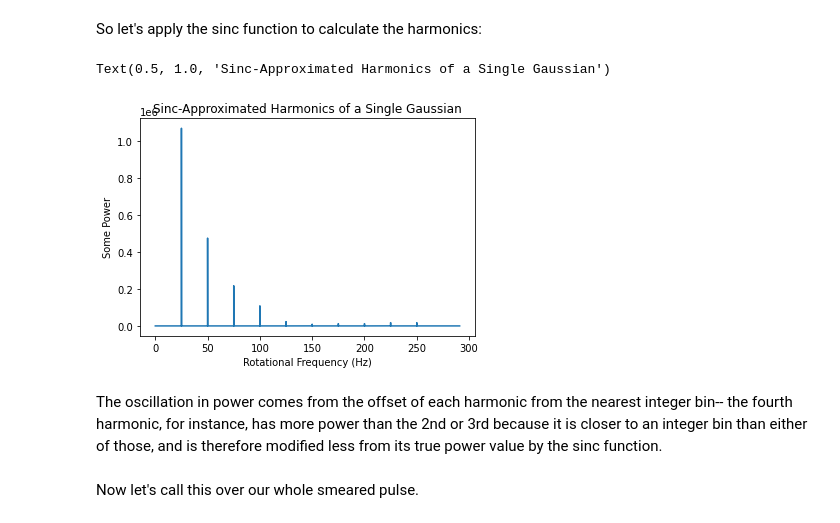
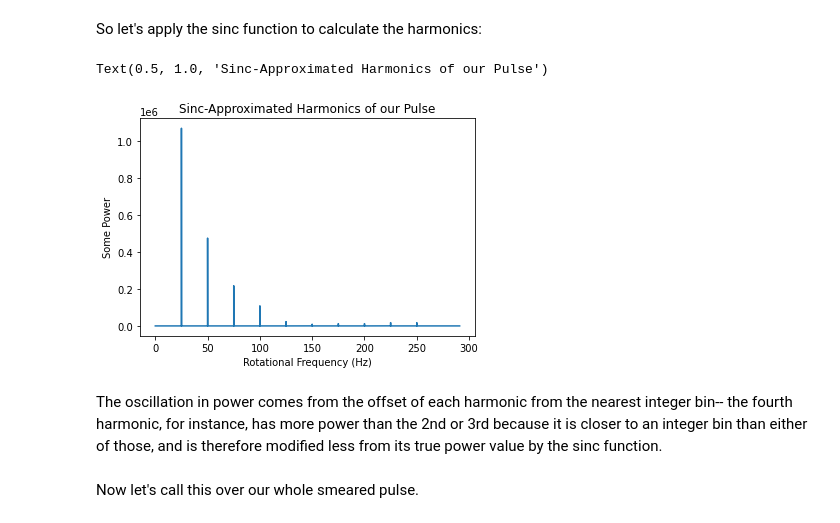
Before and after one commit to reyniersquillace/RadioTime, a Jupyter notebook: Fourier Faking.ipynb, the cells around one changed output. Saved outputs shown, nothing was run; the diff lists cells and outputs as text; code cells hidden in the pictures.

```diff
--- a/Fourier Faking.ipynb
+++ b/Fourier Faking.ipynb
@@ -150,16 +150,16 @@ def harmonics(prof, f_true, df):
 # %%
 nbins = 300000
 
 bins, harm = harmonics(pulse, true_freq, df)
 freq = np.zeros(nbins)
 freq[bins] = harm
 plt.plot(np.arange(0, nbins, 1)*df, freq)
 plt.xlabel('Rotational Frequency (Hz)')
 plt.ylabel('Some Power')
-plt.title('Sinc-Approximated Harmonics of a Single Gaussian')
+plt.title('Sinc-Approximated Harmonics of our Pulse')
 # %% [output]
-Text(0.5, 1.0, 'Sinc-Approximated Harmonics of a Single Gaussian')
+Text(0.5, 1.0, 'Sinc-Approximated Harmonics of our Pulse')
-[figure, old version]
+[figure, new version]
 # %% [markdown]
 The oscillation in power comes from the offset of each harmonic from the nearest integer bin-- the fourth harmonic, for instance, has more power than the 2nd or 3rd because it is closer to an integer bin than either of those, and is therefore modified less from its true power value by the sinc function.
 \
```
Also changed, not shown: parts of 2 cells of this notebook.
